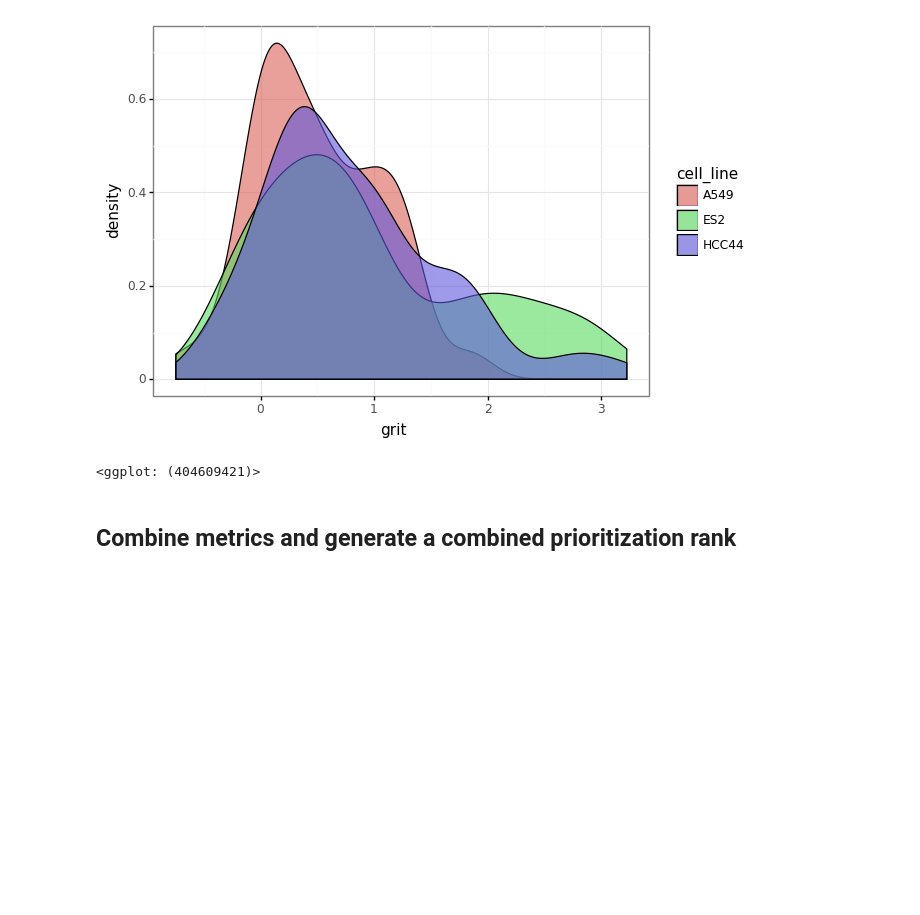
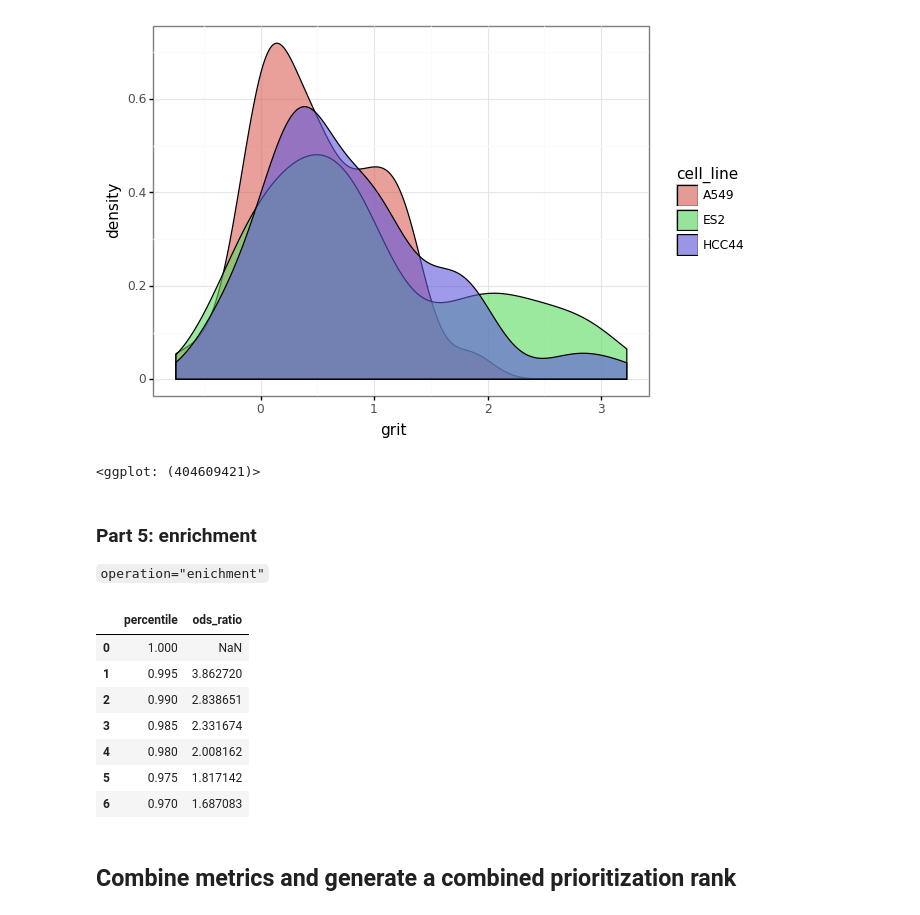
Before and after one commit to cytomining/cytominer-eval, a Jupyter notebook: demos/CellPainting_Demo.ipynb, the cells around one changed output. Cells and saved outputs as stored; diff of their text form; code cells hidden in the pictures; blank space fills up the shorter version.

```diff
--- a/demos/CellPainting_Demo.ipynb
+++ b/demos/CellPainting_Demo.ipynb
@@ -316,3 +323,7 @@ grit_scores.head()
 # %% [output]
 [figure]
 <ggplot: (404609421)>
+# %% [markdown]
+### Part 5: enrichment
+
+`operation="enichment"`
@@ -319,3 +332,30 @@ grit_scores.head()
+# %%
+cell_line_df = df.query("Metadata_cell_line == @ls")
+# %%
+result = []
+for p in np.arange(1, 0.97, -0.005):
+    r = evaluate(
+        profiles=cell_line_df,
+        features=features,
+        meta_features=meta_features,
+        replicate_groups=["Metadata_pert_name"],
+        operation="enrichment",
+        similarity_metric="pearson",
+        percentile = p,
+    )
+    result.append(r)
+# %%
+result_df = pd.DataFrame(result)
+result_df[["percentile","ods_ratio"]]
+# %% [output]
+|  | percentile | ods_ratio |
+| 0 | 1.000 | NaN |
+| 1 | 0.995 | 3.862720 |
+| 2 | 0.990 | 2.838651 |
+| 3 | 0.985 | 2.331674 |
+| 4 | 0.980 | 2.008162 |
+| 5 | 0.975 | 1.817142 |
+| 6 | 0.970 | 1.687083 |
 # %% [markdown]
 ## Combine metrics and generate a combined prioritization rank
 # %%
```
Also changed, not shown: parts of 2 cells of this notebook, 3 other files.
